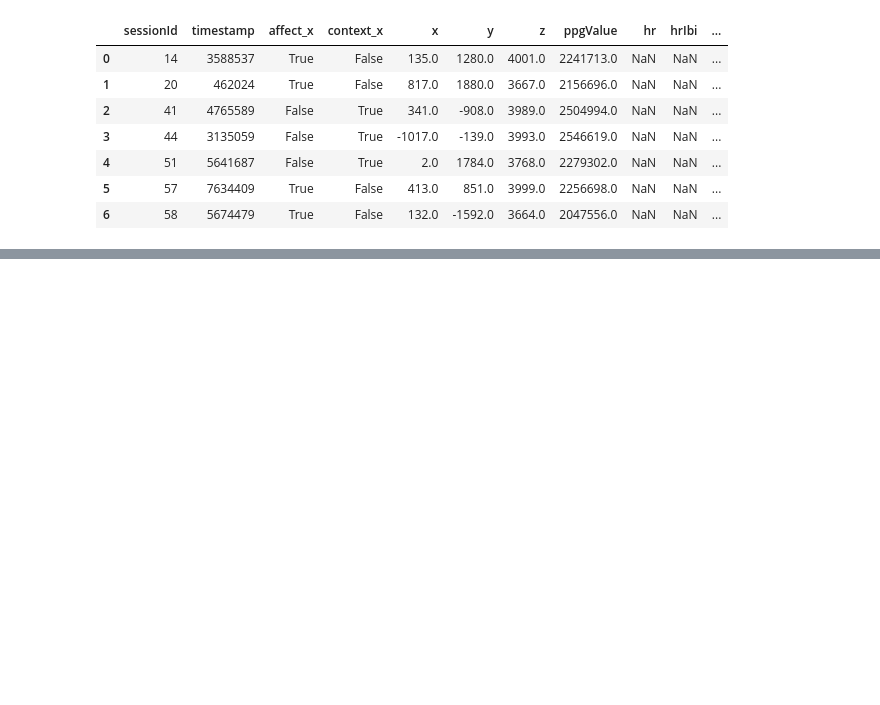
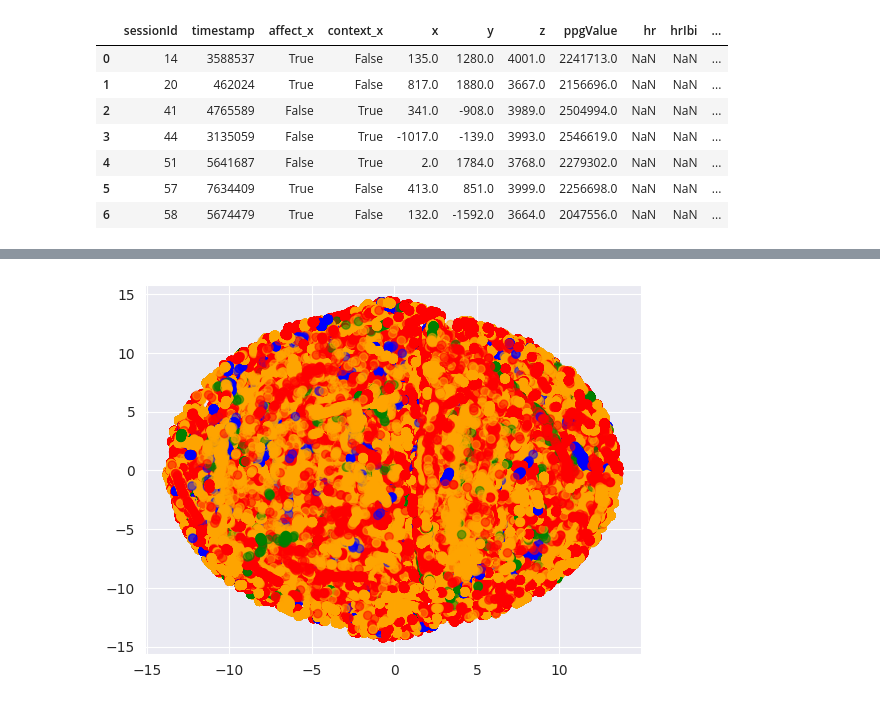
Before and after one commit to Wespe95/BBDC_2024, a Jupyter notebook: BBDC/BBDC_datenanalyse.ipynb, the cells around one changed output, grey strips where cells are left out. Drawn from its saved outputs; the diff is of its cells as text; code cells hidden in the pictures; blank space fills up the shorter version.

```diff
--- a/BBDC/BBDC_datenanalyse.ipynb
+++ b/BBDC/BBDC_datenanalyse.ipynb
@@ -925,0 +958,2 @@ merged_df
+# %%
+merged_data_with_g_a = pd.read_csv('merged_preprocessed_data_with_info_numericSamples.csv')
@@ -925,0 +982,2 @@ merged_df
+# %%
+merged_data_with_g_a = merged_data_with_g_a.drop(['notification', 'engagement', 'timestamp' , 'sessionId', 'timestamp_seconds'], axis=1)
@@ -925,0 +1000,3 @@ merged_df
+# %%
+x_data = merged_data_with_g_a.drop(['affect', 'context'], axis=1)
+y_data = merged_data_with_g_a.drop(['x', 'y', 'z', 'ppgValue', 'hr', 'hrIbi', 'hrStatus', 'ibiStatus', 'gender', 'age'], axis=1)
@@ -925,0 +1019,12 @@ merged_df
+# %%
+tsne = TSNE(learning_rate=100, n_components=2)
+x_tsne = tsne.fit_transform(x_data) #['ANGRY', 'HAPPY', 'RELAXED', 'SAD']
+# %%
+plt.scatter(
+    x_tsne[:, 0],
+    x_tsne[:, 1],
+    c=y_data["affect"].map({'ANGRY': "blue", 'HAPPY': "orange", 'RELAXED': "red", 'SAD': "green"}),
+    alpha=0.5,
+);
+# %% [output]
+[figure, added]
```
Also changed, not shown: parts of 16 cells of this notebook, 1 other file.
